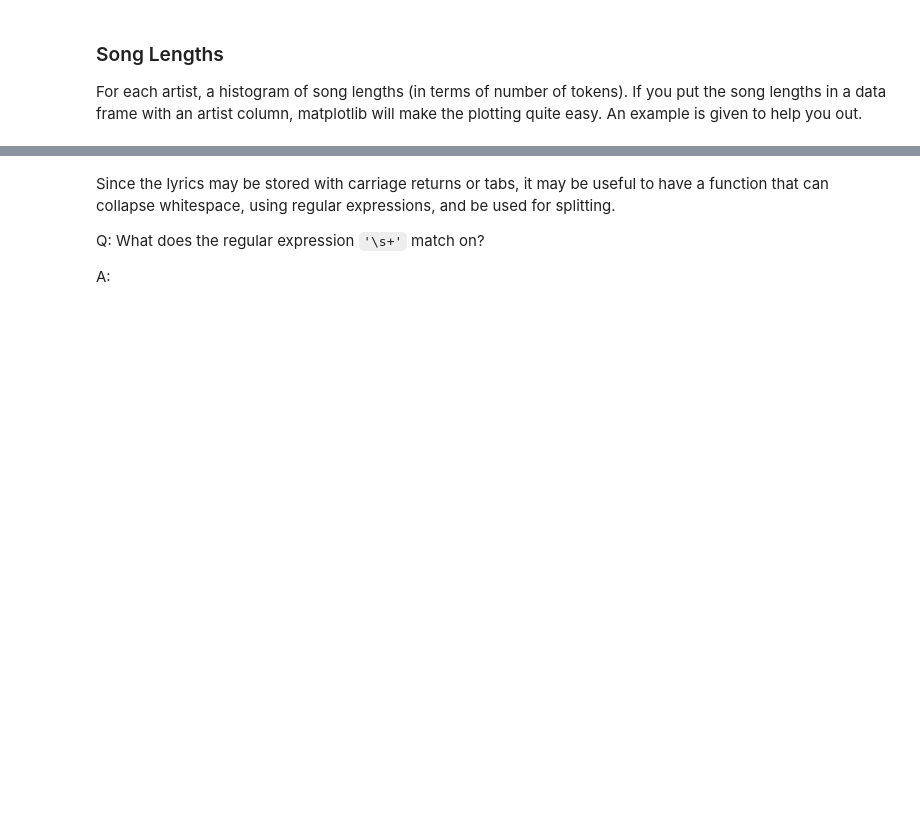
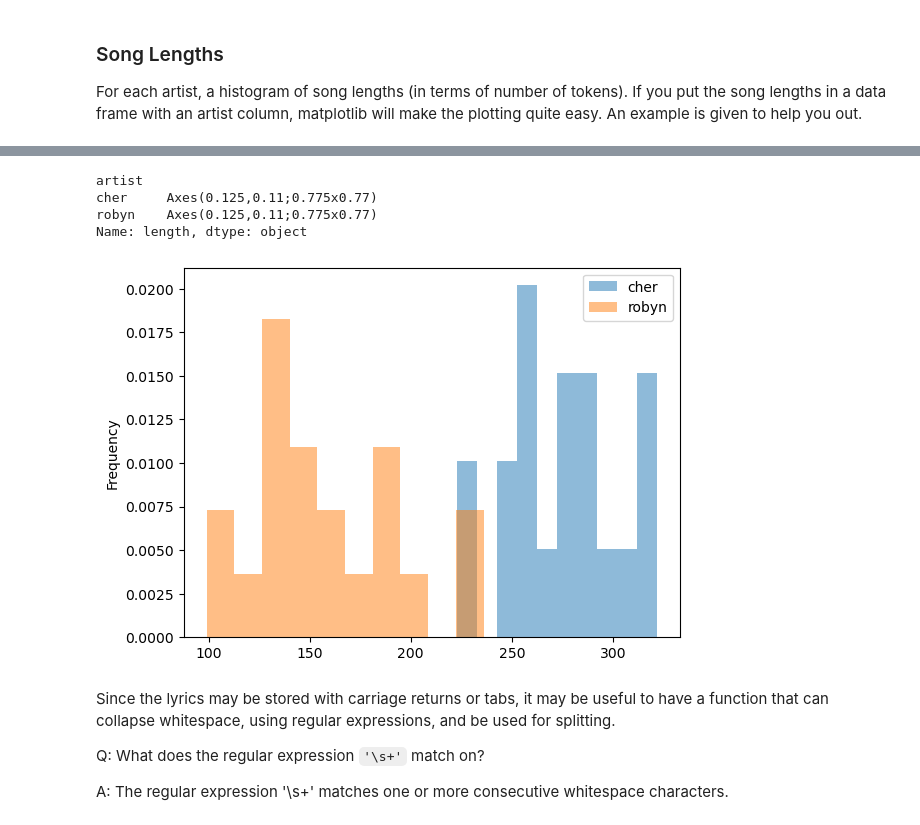
Before and after one commit to Pii-USD/509-tm-token-norm, a Jupyter notebook: Lyrics and Description EDA.ipynb, the cells around one changed output, grey strips where cells are left out. Saved outputs shown, nothing was run; the diff lists cells and outputs as text; code cells hidden in the pictures; blank space fills up the shorter version.

```diff
--- a/Lyrics and Description EDA.ipynb
+++ b/Lyrics and Description EDA.ipynb
@@ -406,5 +445,40 @@ for artist, common_hashtags in most_common_hashtags_by_artist.items():
 ### Song Titles
 
 What are the five most common words in song titles by artist? The song titles should be on the first line of the lyrics pages, so if you have kept the raw file contents around, you will not need to re-read the data.
+# %%
+def extract_song_title(text):
+    match = re.search(r'- (.+?) \|', text)
+    if match:
+        return match.group(1).strip()
+    return text.strip()
+
+def process_lyrics_data(lyrics_data):
+    song_titles = {}
+    for artist, lyrics_list in lyrics_data.items():
+        song_titles[artist] = []
+        for lyrics in lyrics_list:
+            lines = lyrics.split('\n')
+            if lines:
+                song_title = lines[0].strip()
+                song_title = song_title.replace(' Lyrics', '')
+                extracted_title = extract_song_title(song_title)
+                cleaned_title = clean_text(extracted_title)
+                song_titles[artist].extend(cleaned_title)
+    return song_titles
 # %%
 # Your code here
+song_titles = process_lyrics_data(lyrics_data)
+most_common_tokens_by_artist = {}
+
+for artist, tokens in song_titles.items():
+    counter = Counter(tokens)
+    stats = descriptive_stats(counter, num_tokens=5, verbose=False)
+    most_common_tokens_by_artist[artist] = stats[4]
+
+# Print results
+for artist, common_tokens in most_common_tokens_by_artist.items():
+    print(f"Artist: {artist}")
+    print("Most common tokens in song titles:")
+    for token, count in common_tokens:
+        print(f"{token}: {count}")
+    print()
@@ -424,9 +520,23 @@ df.groupby('artist')['length'].plot(kind="hist",density=True,alpha=0.5,legend=Tr
+# %%
+data = []
+for artist, songs in cleaned_lyrics_data.items():
+    for song_tokens in songs:
+        data.append({"artist": artist, "length": len(song_tokens)})
+
+df = pd.DataFrame(data)
+df.groupby('artist')['length'].plot(kind="hist", density=True, alpha=0.5, legend=True)
+# %% [output]
+artist
+cher     Axes(0.125,0.11;0.775x0.77)
+robyn    Axes(0.125,0.11;0.775x0.77)
+Name: length, dtype: object
+[figure, added]
 # %% [markdown]
 Since the lyrics may be stored with carriage returns or tabs, it may be useful to have a function that can collapse whitespace, using regular expressions, and be used for splitting.
 
 Q: What does the regular expression `'\s+'` match on?
 
-A:
+A: The regular expression '\s+' matches one or more consecutive whitespace characters.
 # %%
 collapse_whitespace = re.compile(r'\s+')
 
```
Also changed, not shown: parts of 30 cells of this notebook.
